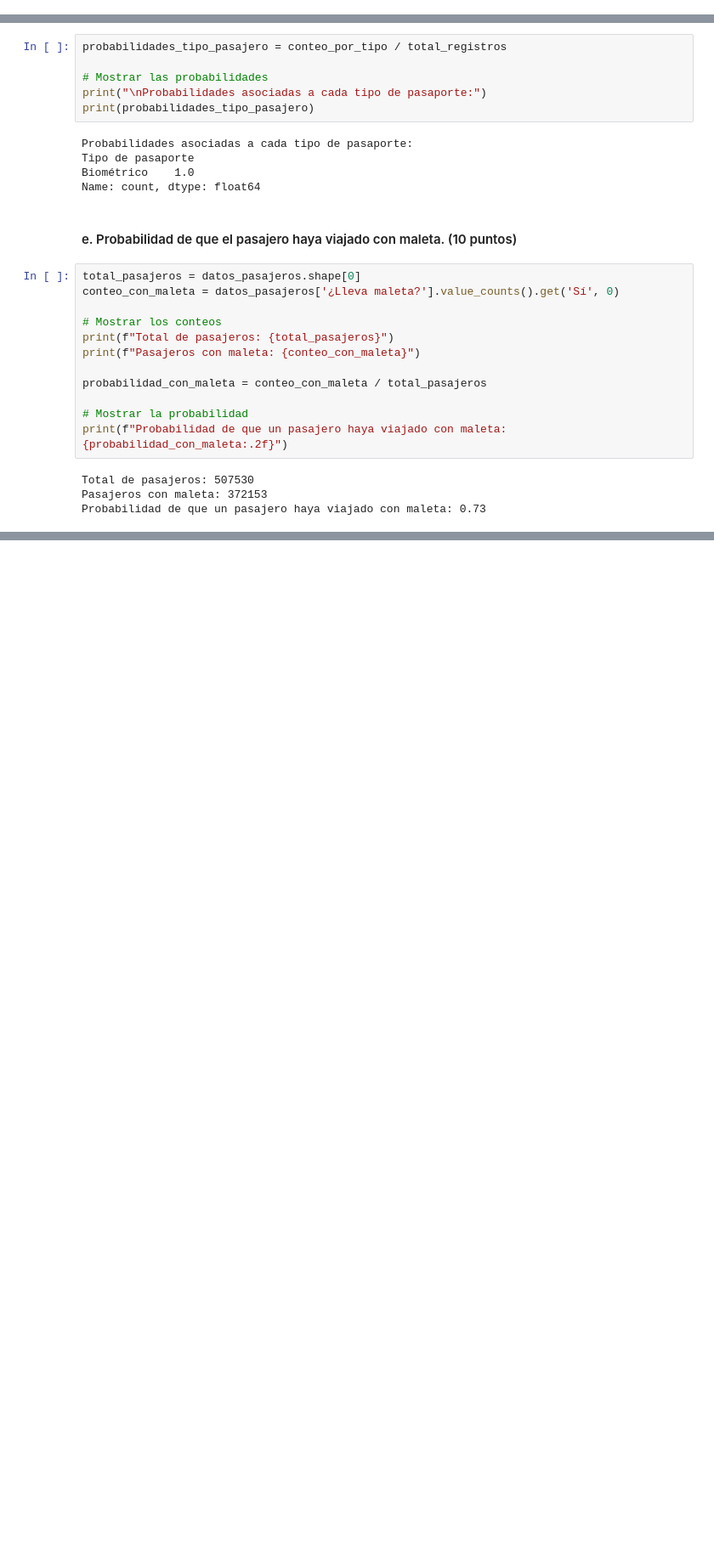
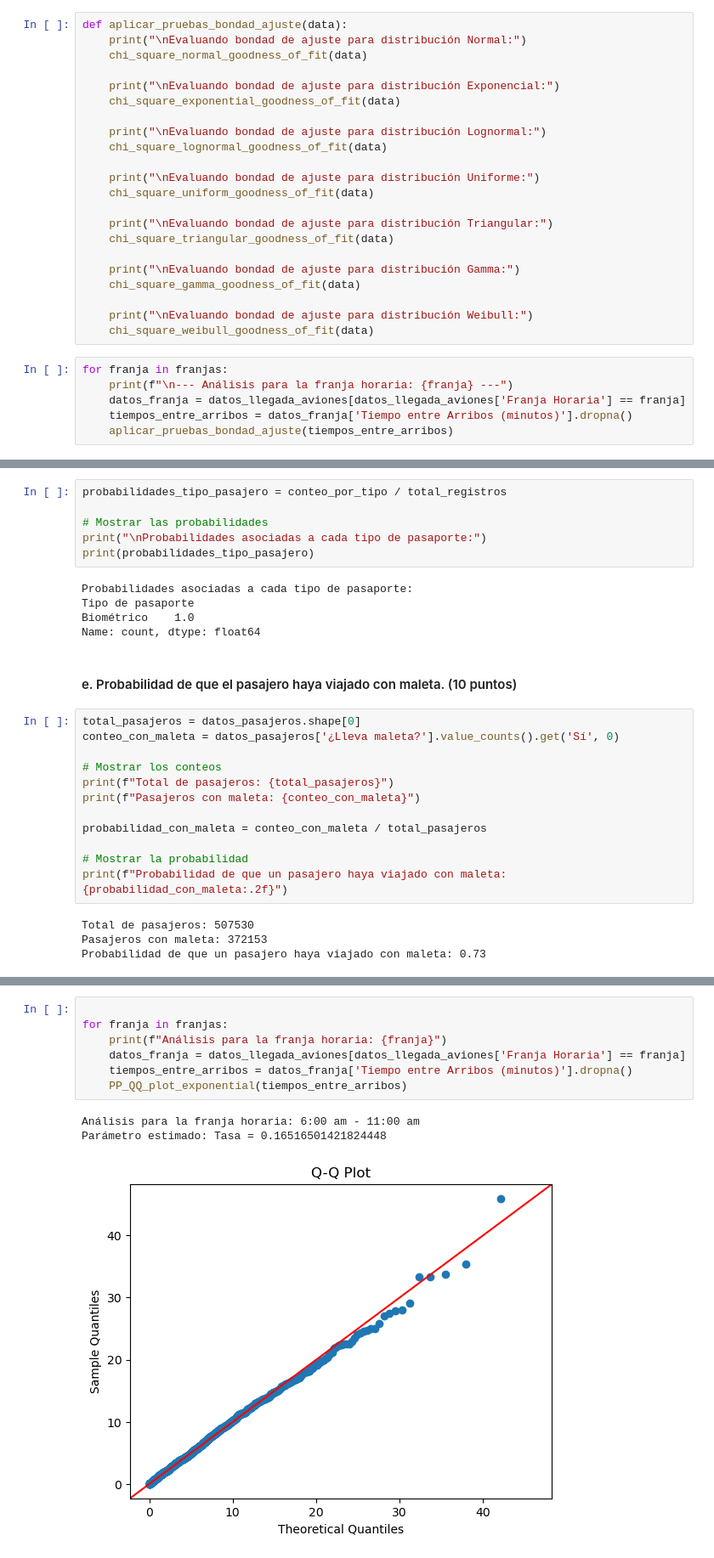
Before and after one commit to juankquintana/Simulacion-Python, a Jupyter notebook: Semana 3/Caso/Caso 3 Informe.ipynb, the cells around one changed output, grey strips where cells are left out. Shown: that part at 85% size. Saved outputs shown, nothing was run; the diff lists cells and outputs as text; blank space fills up the shorter version.

```diff
--- a/Semana 3/Caso/Caso 3 Informe.ipynb
+++ b/Semana 3/Caso/Caso 3 Informe.ipynb
@@ -98,0 +110,28 @@ franjas = ['6:00 am - 11:00 am', '11:00 am - 3:00 pm', '3:00 pm - 9:00 pm', '9:0
+# %%
+def aplicar_pruebas_bondad_ajuste(data):
+    print("\nEvaluando bondad de ajuste para distribución Normal:")
+    chi_square_normal_goodness_of_fit(data)
+
+    print("\nEvaluando bondad de ajuste para distribución Exponencial:")
+    chi_square_exponential_goodness_of_fit(data)
+
+    print("\nEvaluando bondad de ajuste para distribución Lognormal:")
+    chi_square_lognormal_goodness_of_fit(data)
+
+    print("\nEvaluando bondad de ajuste para distribución Uniforme:")
+    chi_square_uniform_goodness_of_fit(data)
+
+    print("\nEvaluando bondad de ajuste para distribución Triangular:")
+    chi_square_triangular_goodness_of_fit(data)
+
+    print("\nEvaluando bondad de ajuste para distribución Gamma:")
+    chi_square_gamma_goodness_of_fit(data)
+
+    print("\nEvaluando bondad de ajuste para distribución Weibull:")
+    chi_square_weibull_goodness_of_fit(data)
+# %%
+for franja in franjas:
+    print(f"\n--- Análisis para la franja horaria: {franja} ---")
+    datos_franja = datos_llegada_aviones[datos_llegada_aviones['Franja Horaria'] == franja]
+    tiempos_entre_arribos = datos_franja['Tiempo entre Arribos (minutos)'].dropna()
+    aplicar_pruebas_bondad_ajuste(tiempos_entre_arribos)
@@ -208,0 +348,11 @@ Probabilidad de que un pasajero haya viajado con maleta: 0.73
+# %%
+
+for franja in franjas:
+    print(f"Análisis para la franja horaria: {franja}")
+    datos_franja = datos_llegada_aviones[datos_llegada_aviones['Franja Horaria'] == franja]
+    tiempos_entre_arribos = datos_franja['Tiempo entre Arribos (minutos)'].dropna()
+    PP_QQ_plot_exponential(tiempos_entre_arribos)
+# %% [output]
+Análisis para la franja horaria: 6:00 am - 11:00 am
+Parámetro estimado: Tasa = 0.16516501421824448
+[figure, added]
```
Also changed, not shown: parts of 14 cells of this notebook.
